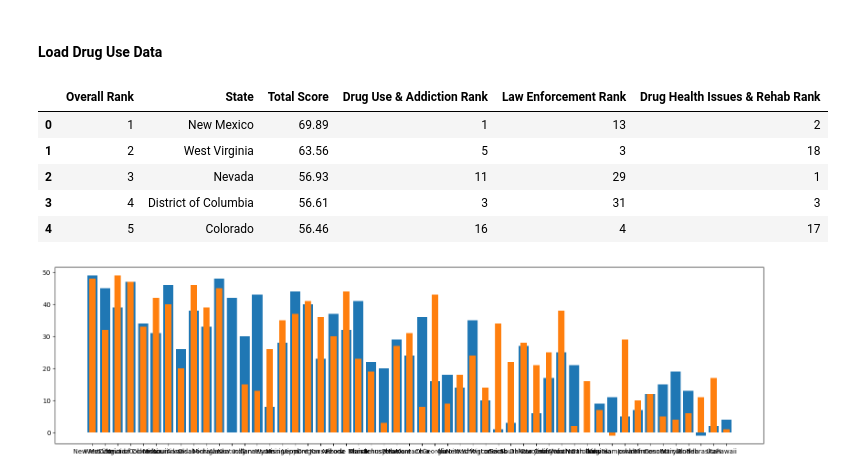
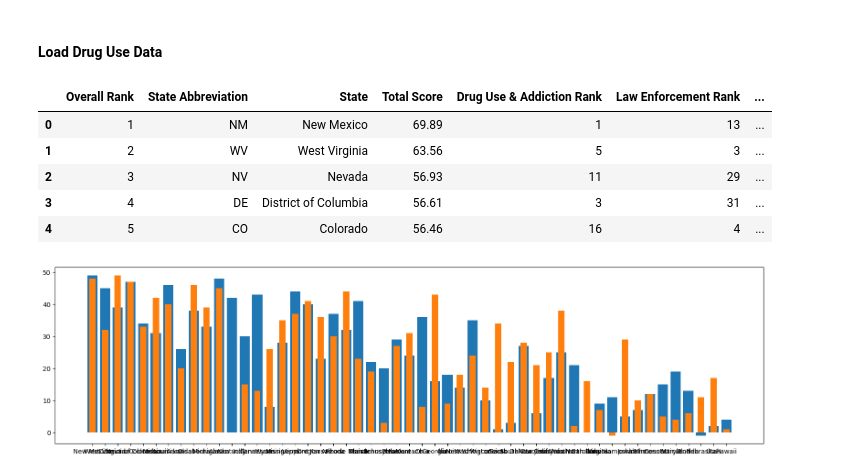
Before and after one commit to codycosta/ENGR201, a Jupyter notebook: weeks-9-10-final-project/project.ipynb, the cells around one changed output. Drawn from its saved outputs; the diff is of its cells as text; code cells hidden in the pictures.

```diff
--- a/weeks-9-10-final-project/project.ipynb
+++ b/weeks-9-10-final-project/project.ipynb
@@ -131,15 +155,15 @@ plt.show()
 # %% [markdown]
 #### Load Drug Use Data
 # %%
-drug_data = pd.read_csv('drug-use-data.csv', sep='\t')
+drug_data = pd.read_csv('drug-use-data.csv', sep=',')
 drug_data.head()
 # %% [output]
-|  | Overall Rank | State | Total Score | Drug Use & Addiction Rank | Law Enforcement Rank | Drug Health Issues & Rehab Rank |
-| 0 | 1 | New Mexico | 69.89 | 1 | 13 | 2 |
-| 1 | 2 | West Virginia | 63.56 | 5 | 3 | 18 |
-| 2 | 3 | Nevada | 56.93 | 11 | 29 | 1 |
-| 3 | 4 | District of Columbia | 56.61 | 3 | 31 | 3 |
-| 4 | 5 | Colorado | 56.46 | 16 | 4 | 17 |
+|  | Overall Rank | State Abbreviation | State | Total Score | Drug Use & Addiction Rank | Law Enforcement Rank | ... |
+| 0 | 1 | NM | New Mexico | 69.89 | 1 | 13 | ... |
+| 1 | 2 | WV | West Virginia | 63.56 | 5 | 3 | ... |
+| 2 | 3 | NV | Nevada | 56.93 | 11 | 29 | ... |
+| 3 | 4 | DE | District of Columbia | 56.61 | 3 | 31 | ... |
+| 4 | 5 | CO | Colorado | 56.46 | 16 | 4 | ... |
 # %%
 plt.figure(figsize=[20, 5])
 plt.bar(drug_data['State'], 50 - drug_data['Drug Use & Addiction Rank'])
```
Also changed, not shown: parts of 9 cells of this notebook, 4 other files.
